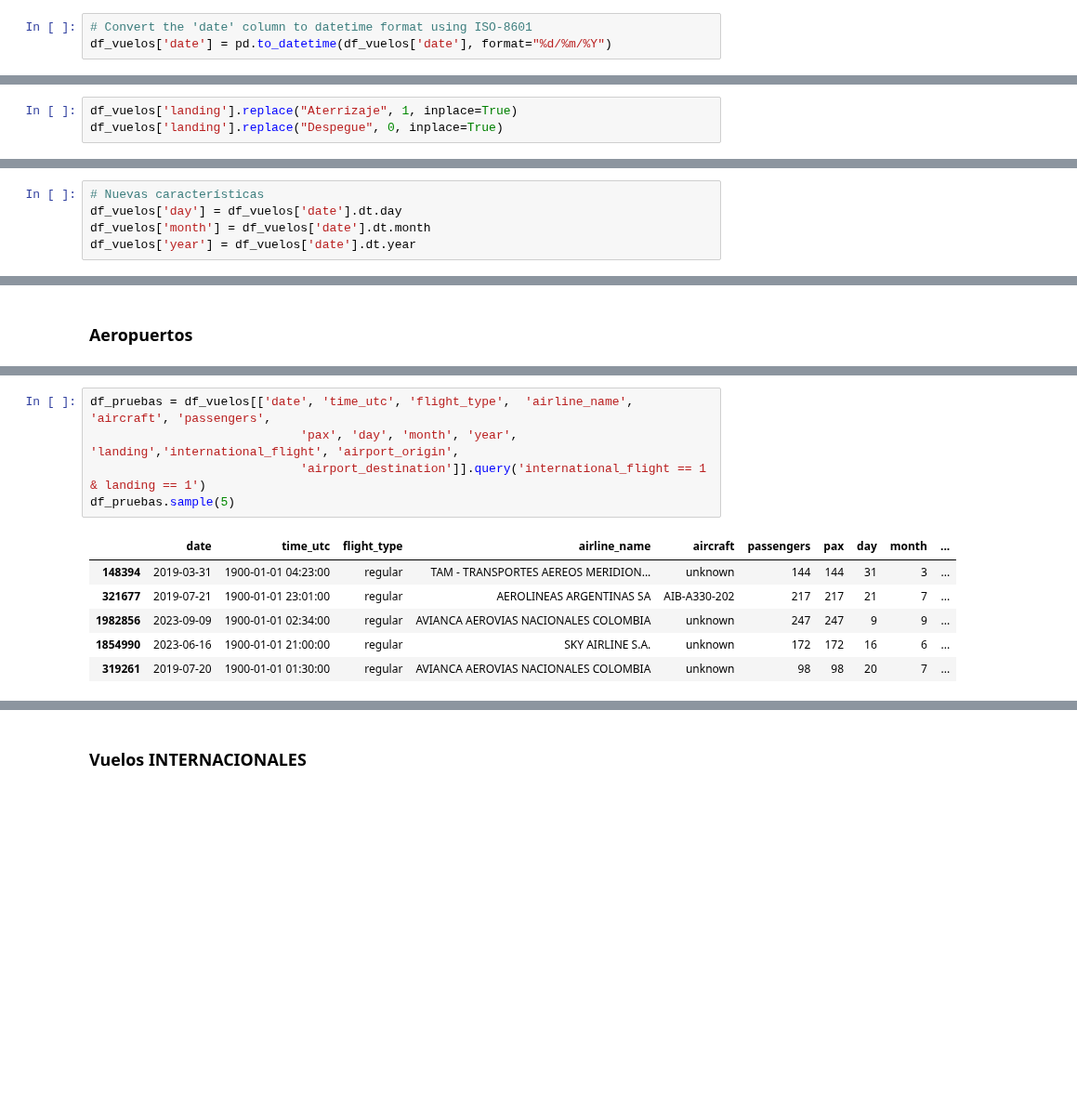
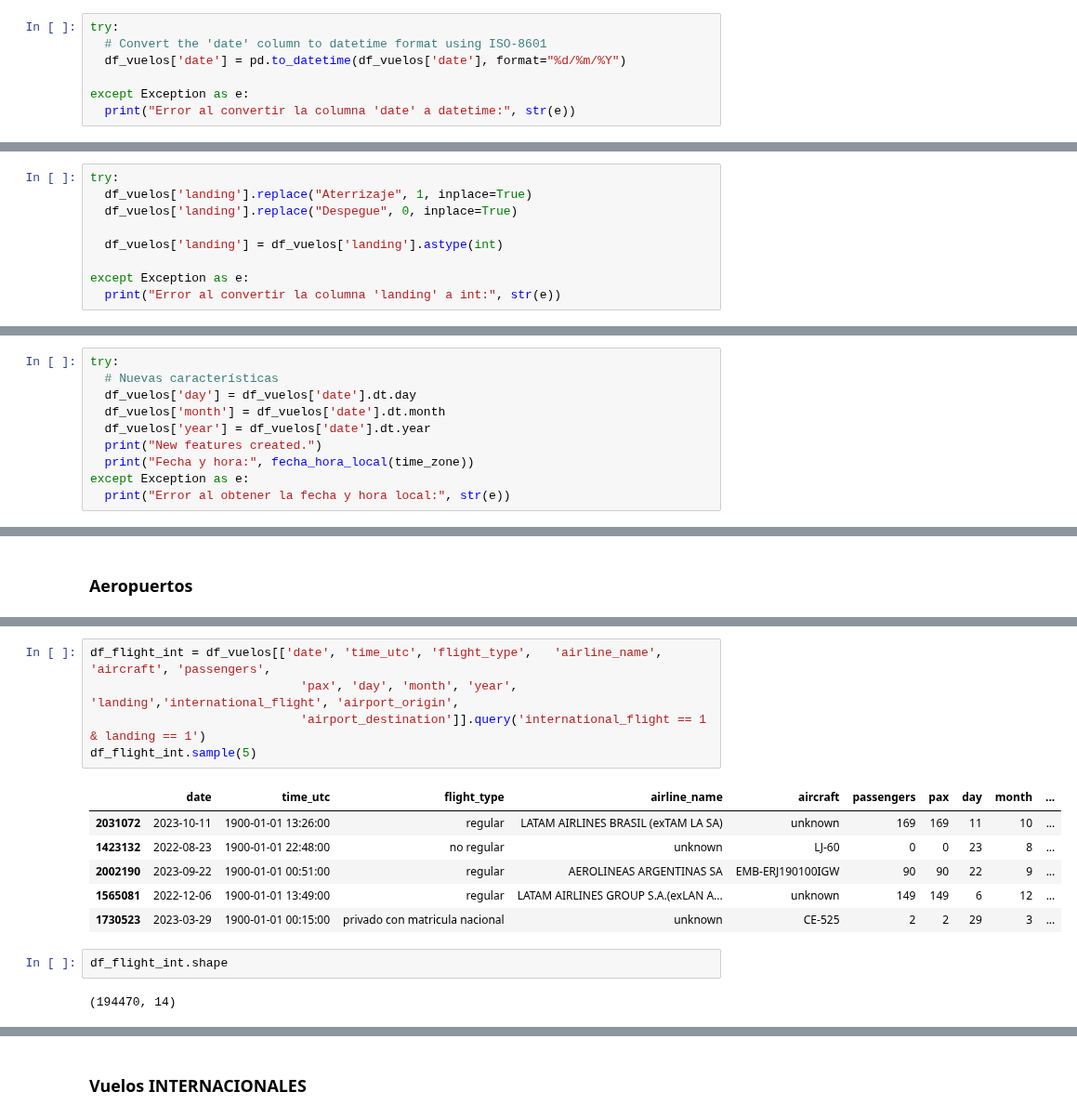
Before and after one commit to omanofx/portfolio, a Jupyter notebook: vuelos_anac/vuelos_anac_arg.ipynb, the cells around one changed output, grey strips where cells are left out. Shown at 93% size. Drawn from its saved outputs; the diff is of its cells as text; blank space fills up the shorter version.

```diff
--- a/vuelos_anac/vuelos_anac_arg.ipynb
+++ b/vuelos_anac/vuelos_anac_arg.ipynb
@@ -687,8 +686,12 @@ df_backup_1 = df_vuelos.copy()
 #borrar
 df_vuelos = df_backup_1.copy()
 # %%
-# Convert the 'date' column to datetime format using ISO-8601
-df_vuelos['date'] = pd.to_datetime(df_vuelos['date'], format="%d/%m/%Y")
+try:
+  # Convert the 'date' column to datetime format using ISO-8601
+  df_vuelos['date'] = pd.to_datetime(df_vuelos['date'], format="%d/%m/%Y")
+
+except Exception as e:
+  print("Error al convertir la columna 'date' a datetime:", str(e))
 # %%
 # Busca el tamaño de los tipos de formatos de fechas existentes
 df_vuelos['time_utc'].str.len().unique()
@@ -729,5 +736,11 @@ df_vuelos['landing'].unique()
 # %% [output]
 array(['Aterrizaje', 'Despegue'], dtype=object)
 # %%
-df_vuelos['landing'].replace("Aterrizaje", 1, inplace=True)
-df_vuelos['landing'].replace("Despegue", 0, inplace=True)
+try:
+  df_vuelos['landing'].replace("Aterrizaje", 1, inplace=True)
+  df_vuelos['landing'].replace("Despegue", 0, inplace=True)
+
+  df_vuelos['landing'] = df_vuelos['landing'].astype(int)
+
+except Exception as e:
+  print("Error al convertir la columna 'landing' a int:", str(e))
@@ -903,10 +899,15 @@ if all(col in df_vuelos.columns for col in ['airport_arg', 'origin_destination',
 else:
     print("The columns do not exist in the DataFrame.")
 # %%
-# Nuevas características
-df_vuelos['day'] = df_vuelos['date'].dt.day
-df_vuelos['month'] = df_vuelos['date'].dt.month
-df_vuelos['year'] = df_vuelos['date'].dt.year
+try:
+  # Nuevas características
+  df_vuelos['day'] = df_vuelos['date'].dt.day
+  df_vuelos['month'] = df_vuelos['date'].dt.month
+  df_vuelos['year'] = df_vuelos['date'].dt.year
+  print("New features created.")
+  print("Fecha y hora:", fecha_hora_local(time_zone))
+except Exception as e:
+  print("Error al obtener la fecha y hora local:", str(e))
 # %%
 # Nueva característica para determinar aquellos vuelos que sean del tipo comercial o civil
 commercial_yes ={'regular', 'privado con matricula nacional' ,
@@ -998,15 +1000,19 @@ df_local.sample(5)
 5 rows × 34 columns
 # %%
-df_pruebas = df_vuelos[['date', 'time_utc', 'flight_type',	'airline_name',	'aircraft',	'passengers',
+df_flight_int = df_vuelos[['date', 'time_utc', 'flight_type',	'airline_name',	'aircraft',	'passengers',
                              'pax', 'day', 'month', 'year', 'landing','international_flight', 'airport_origin',
                              'airport_destination']].query('international_flight == 1 & landing == 1')
-df_pruebas.sample(5)
+df_flight_int.sample(5)
 # %% [output]
 |  | date | time_utc | flight_type | airline_name | aircraft | passengers | pax | day | month | ... |
-| 148394 | 2019-03-31 | 1900-01-01 04:23:00 | regular | TAM - TRANSPORTES AEREOS MERIDION... | unknown | 144 | 144 | 31 | 3 | ... |
-| 321677 | 2019-07-21 | 1900-01-01 23:01:00 | regular | AEROLINEAS ARGENTINAS SA | AIB-A330-202 | 217 | 217 | 21 | 7 | ... |
-| 1982856 | 2023-09-09 | 1900-01-01 02:34:00 | regular | AVIANCA AEROVIAS NACIONALES COLOMBIA | unknown | 247 | 247 | 9 | 9 | ... |
-| 1854990 | 2023-06-16 | 1900-01-01 21:00:00 | regular | SKY AIRLINE S.A. | unknown | 172 | 172 | 16 | 6 | ... |
-| 319261 | 2019-07-20 | 1900-01-01 01:30:00 | regular | AVIANCA AEROVIAS NACIONALES COLOMBIA | unknown | 98 | 98 | 20 | 7 | ... |
+| 2031072 | 2023-10-11 | 1900-01-01 13:26:00 | regular | LATAM AIRLINES BRASIL (exTAM LA SA) | unknown | 169 | 169 | 11 | 10 | ... |
+| 1423132 | 2022-08-23 | 1900-01-01 22:48:00 | no regular | unknown | LJ-60 | 0 | 0 | 23 | 8 | ... |
+| 2002190 | 2023-09-22 | 1900-01-01 00:51:00 | regular | AEROLINEAS ARGENTINAS SA | EMB-ERJ190100IGW | 90 | 90 | 22 | 9 | ... |
+| 1565081 | 2022-12-06 | 1900-01-01 13:49:00 | regular | LATAM AIRLINES GROUP S.A.(exLAN A... | unknown | 149 | 149 | 6 | 12 | ... |
+| 1730523 | 2023-03-29 | 1900-01-01 00:15:00 | privado con matricula nacional | unknown | CE-525 | 2 | 2 | 29 | 3 | ... |
+# %%
+df_flight_int.shape
+# %% [output]
+(194470, 14)
 # %%
 # Aeropuertos internacionales
```
Also changed, not shown: parts of 27 cells of this notebook.
